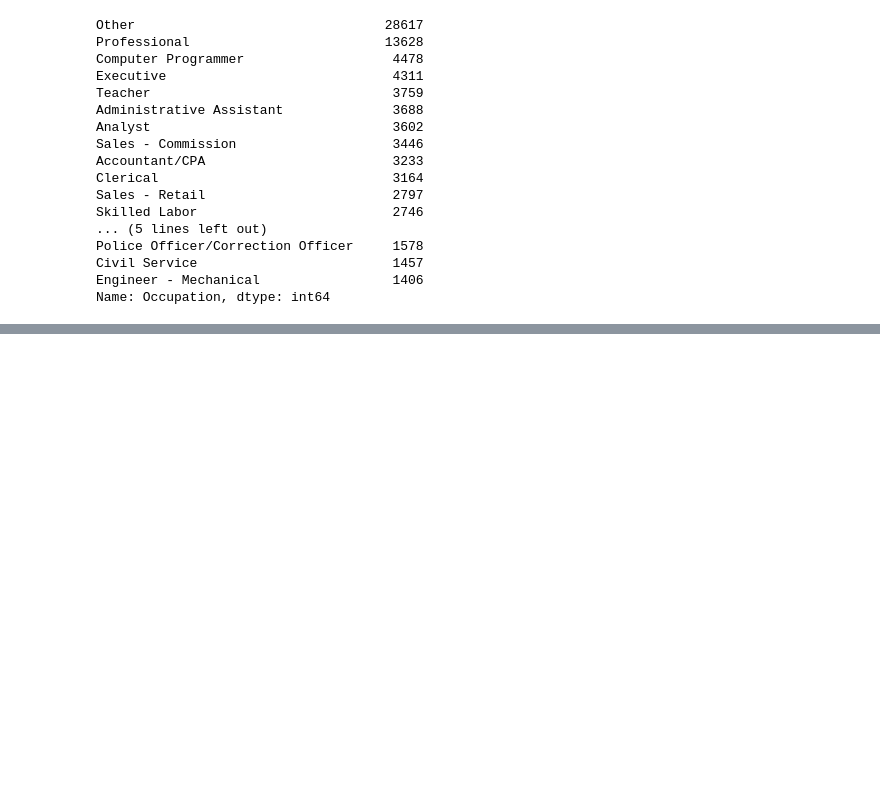
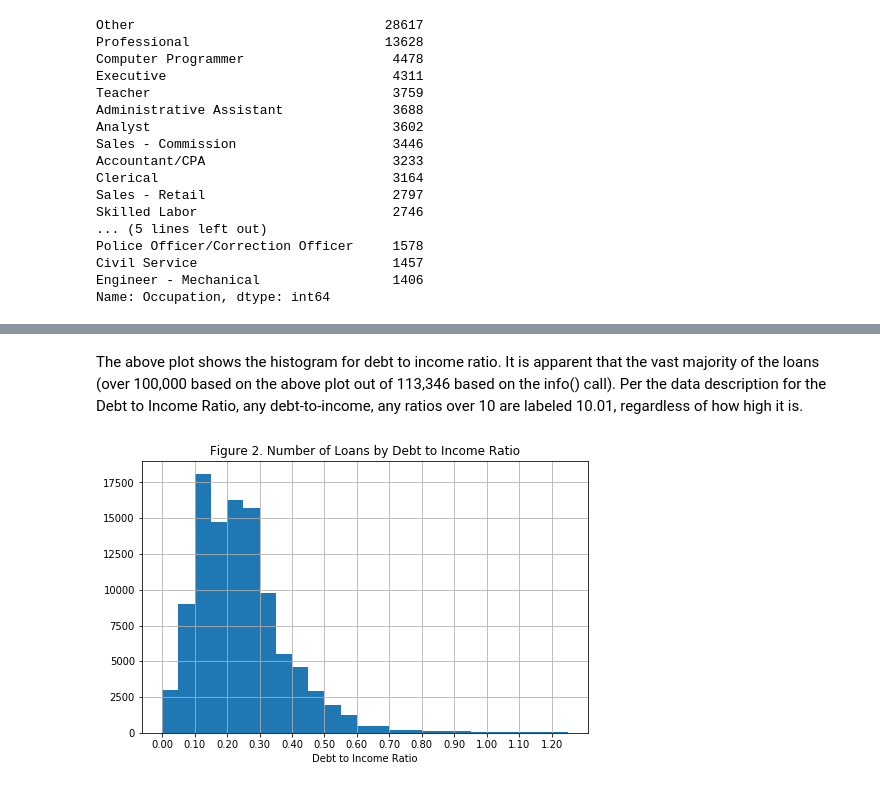
Before and after one commit to louisneira/Data_Visualization, a Jupyter notebook: Data_Visualization.ipynb, the cells around one changed output, grey strips where cells are left out. Saved outputs shown, nothing was run; the diff lists cells and outputs as text; code cells hidden in the pictures; blank space fills up the shorter version.

```diff
--- a/Data_Visualization.ipynb
+++ b/Data_Visualization.ipynb
@@ -119,0 +229,17 @@ memory usage: 15.8+ MB
+# %% [markdown]
+The above plot shows the histogram for debt to income ratio. It is apparent that the vast majority of the loans (over 100,000 based on the above plot out of 113,346 based on the info() call). Per the data description for the Debt to Income Ratio, any debt-to-income, any ratios over 10 are labeled 10.01, regardless of how high it is.
+# %%
+subplot = plt.figure(figsize = (8,5))
+
+bins = np.arange(0, 1.3, .05)
+
+ax = plt.subplot(1,1,1)
+
+ax = loan_data['DebtToIncomeRatio'].hist(bins = bins)
+bin_labels = ["{:0.2f}".format(i) for i in bins[::2]]
+ax.set_xticks(bins[::2]);
+ax.set_xticklabels(bin_labels)
+ax.set_title('Figure 2. Number of Loans by Debt to Income Ratio')
+ax.set_xlabel('Debt to Income Ratio');
+# %% [output]
+[figure, added]
```
Also changed, not shown: parts of 107 cells of this notebook.
